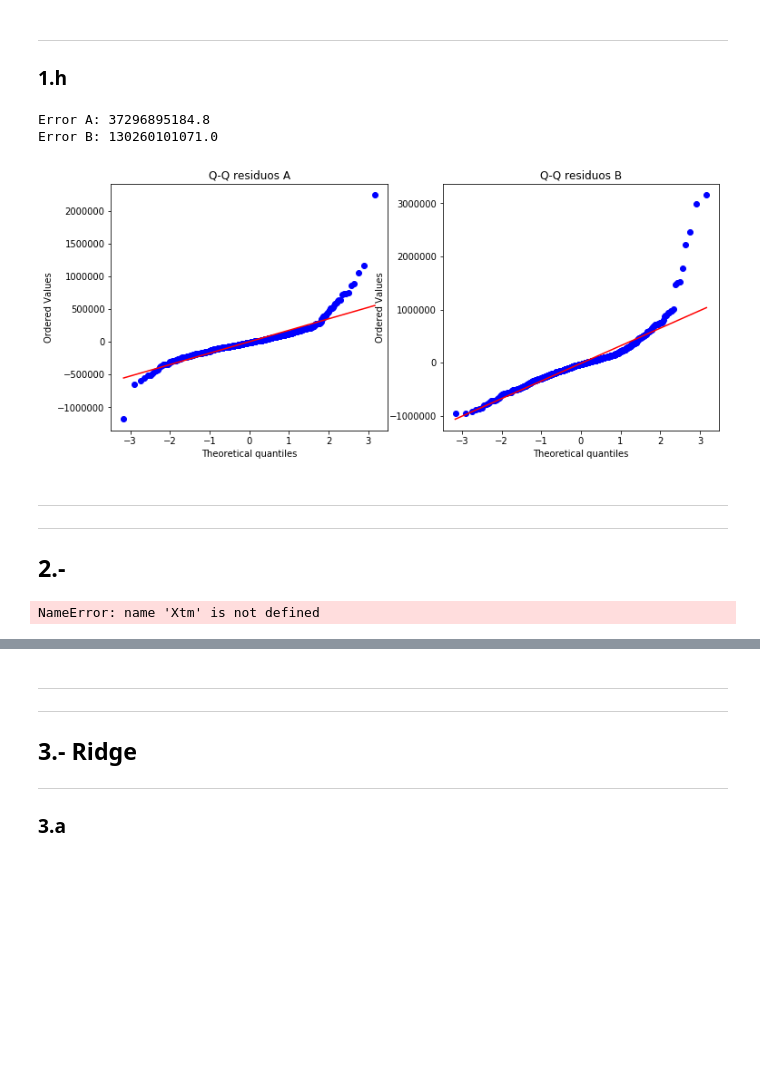
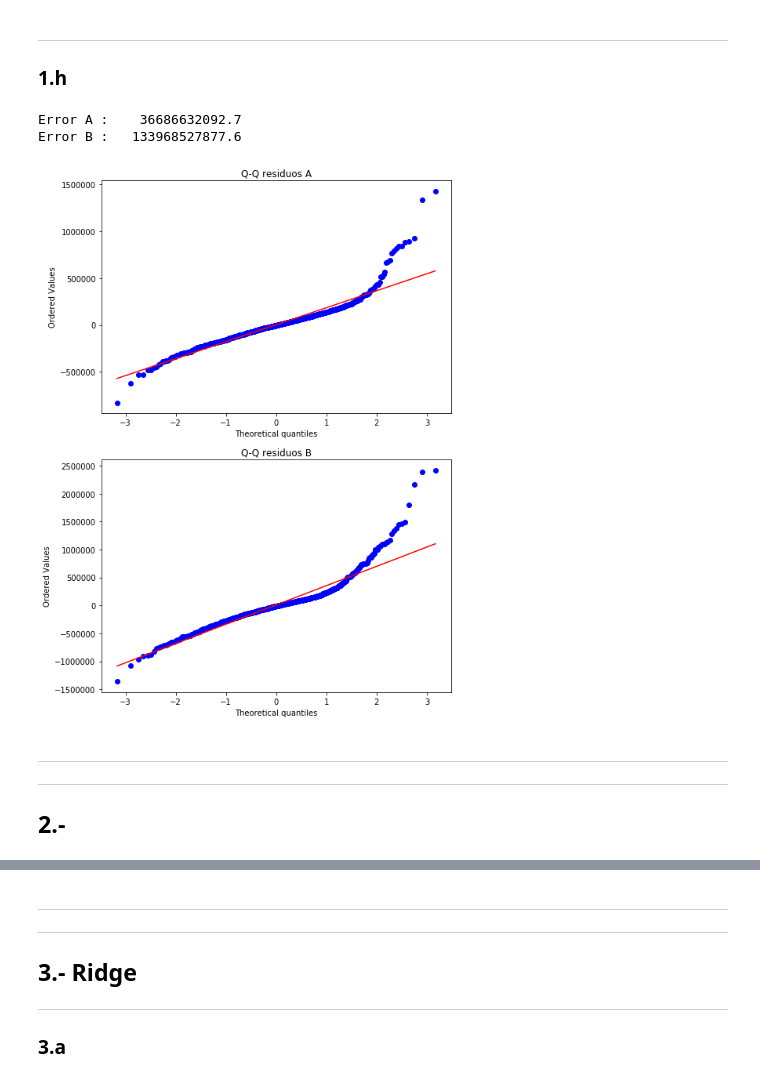
Before and after one commit to vlizanae/INF393, a Jupyter notebook: tarea-1/tarea-1.ipynb, the cells around one changed output, grey strips where cells are left out. Cells and saved outputs as stored; diff of their text form; code cells hidden in the pictures; blank space fills up the shorter version.

```diff
--- a/tarea-1/tarea-1.ipynb
+++ b/tarea-1/tarea-1.ipynb
@@ -301,25 +326,25 @@ deltay_B = yval_B - linregB.predict(Xval_B)
 err_A = np.mean(np.power(deltay_A, 2))
 err_B = np.mean(np.power(deltay_B, 2))
 
-print("Error A:", err_A)
-print("Error B:", err_B)
+print("Error A :", "{: >16.1f}".format(err_A))
+print("Error B :", "{: >16.1f}".format(err_B))
 # %% [output]
-Error A: 37296895184.8
-Error B: 130260101071.0
+Error A :    36686632092.7
+Error B :   133968527877.6
 # %%
-fig = plt.figure(figsize=(12, 5))
+fig = plt.figure(figsize=(8, 12))
 
-ax1 = fig.add_subplot(121)
+ax1 = fig.add_subplot(211)
 res1 = sp.stats.probplot(deltay_A, dist=sp.stats.norm, plot=ax1)
 ax1.set_title("Q-Q residuos A")
 
-ax2 = fig.add_subplot(122)
+ax2 = fig.add_subplot(212)
 res2 = sp.stats.probplot(deltay_B, dist=sp.stats.norm, plot=ax2)
 ax2.set_title("Q-Q residuos B")
 
 plt.show()
 # %% [output]
-[figure, old version]
+[figure, new version]
 # %% [markdown]
 ---
 
@@ -334,9 +365,9 @@ def fss(x, y, x_t, y_t, names_x, k = 10000, verbose=False):
     selected = [p]
     current_score = 0.0
     best_new_score = 0.0
-    aux_score = 0.0
     mse_list_train = []
     mse_list_test = []
+
     while remaining and len(selected)<=k :
         score_candidates = []
         model = lm.LinearRegression(fit_intercept=False)
@@ -350,40 +381,27 @@ def fss(x, y, x_t, y_t, names_x, k = 10000, verbose=False):
             score_candidates.append((mse_candidate, candidate))
 
         score_candidates.sort()
-        score_candidates[:] = score_candidates[::-1]
-        aux_score = best_new_score
+        score_candidates.reverse()
         best_new_score, best_candidate = score_candidates.pop()
         remaining.remove(best_candidate)
         selected.append(best_candidate)
 
         if verbose:
-            print("selected = %s"%names_x[best_candidate])
-            print("totalvars = %d,\nmse = %f"%(len(indexes),best_new_score))
-            print()
+            print(
+                "totalvars : {}".format(len(indexes)),
+                "selected  : {}".format(names_x[best_candidate]),
+                "mse       : {}".format(best_new_score),
+                sep='\n', end='\n\n'
+            )
 
         x_train = x[:, selected]
         x_test = x_t[:, selected]
         current_model = model.fit(x_train, y)
+
         predictions_train_res = y - current_model.predict(x_train)
         predictions_test_res = y_t - current_model.predict(x_test)
+
         mse_list_train.append(np.mean(np.power(predictions_train_res, 2)))
         mse_list_test.append(np.mean(np.power(predictions_test_res, 2)))
 
     return selected, mse_list_train, mse_list_test
-
-names_regressors = ["bedrooms","bathrooms","sqft_living","sqft_lot","floors","waterfront","view",
-"condition","grade","sqft_above","sqft_basement","yr_built","yr_renovated","lat-long",
-"sqft_living15","sqft_lot15","intercept"]
-# las listas estan ordenadas por el numero de dimensiones del modelo
-attr_indexes, train_mse, test_mse = fss(Xm, ym, Xtm, ytm, names_regressors)
-
-fig = plt.figure(figsize=(14, 5))
-ax1 = fig.add_subplot(121)
-ax1.scatter(range(2,2+len(train_mse)), train_mse, label="train")
-ax1.scatter(range(2,2+len(test_mse)), test_mse, label="test")
-ax1.legend()
-ax1.grid()
-
-plt.show()
-# %% [output]
-NameError: name 'Xtm' is not defined
```
Also changed, not shown: parts of 27 cells of this notebook, 29 other files.
